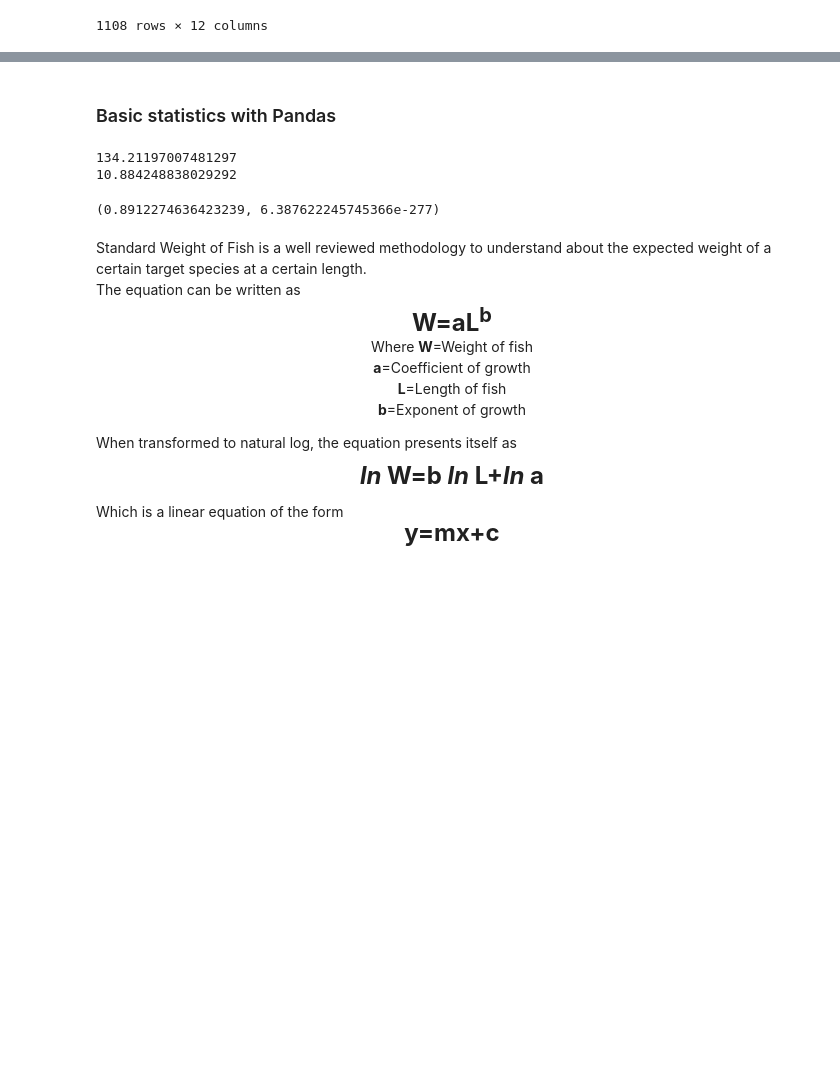
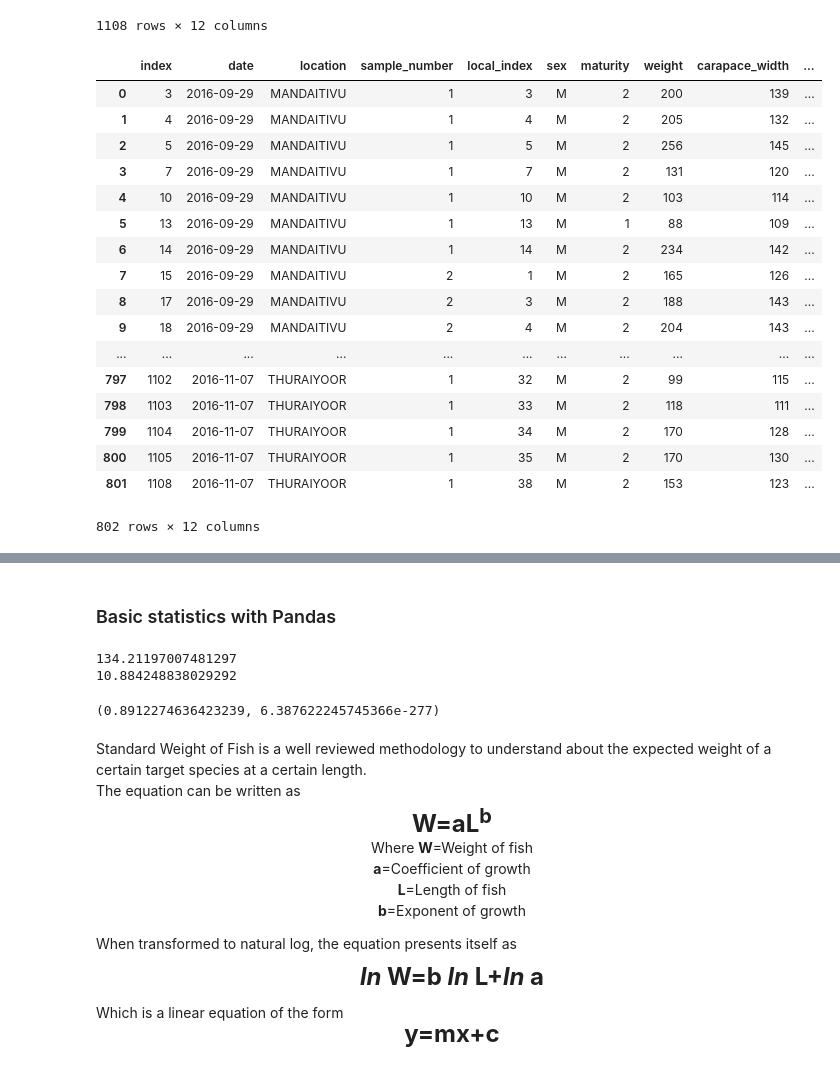
Before and after one commit to wajra/python-workshop, a Jupyter notebook: part_ii_python_basics.ipynb, the cells around one changed output, grey strips where cells are left out. Cells and saved outputs as stored; diff of their text form; code cells hidden in the pictures; blank space fills up the shorter version.

```diff
--- a/part_ii_python_basics.ipynb
+++ b/part_ii_python_basics.ipynb
@@ -199,3 +208,24 @@ male_data=all_data[all_data['sex']=='M'].reset_index(drop=True)
+# %%
+male_data
+# %% [output]
+|  | index | date | location | sample_number | local_index | sex | maturity | weight | carapace_width | ... |
+| 0 | 3 | 2016-09-29 | MANDAITIVU | 1 | 3 | M | 2 | 200 | 139 | ... |
+| 1 | 4 | 2016-09-29 | MANDAITIVU | 1 | 4 | M | 2 | 205 | 132 | ... |
+| 2 | 5 | 2016-09-29 | MANDAITIVU | 1 | 5 | M | 2 | 256 | 145 | ... |
+| 3 | 7 | 2016-09-29 | MANDAITIVU | 1 | 7 | M | 2 | 131 | 120 | ... |
+| 4 | 10 | 2016-09-29 | MANDAITIVU | 1 | 10 | M | 2 | 103 | 114 | ... |
+| 5 | 13 | 2016-09-29 | MANDAITIVU | 1 | 13 | M | 1 | 88 | 109 | ... |
+| 6 | 14 | 2016-09-29 | MANDAITIVU | 1 | 14 | M | 2 | 234 | 142 | ... |
+| 7 | 15 | 2016-09-29 | MANDAITIVU | 2 | 1 | M | 2 | 165 | 126 | ... |
+| 8 | 17 | 2016-09-29 | MANDAITIVU | 2 | 3 | M | 2 | 188 | 143 | ... |
+| 9 | 18 | 2016-09-29 | MANDAITIVU | 2 | 4 | M | 2 | 204 | 143 | ... |
+| ... | ... | ... | ... | ... | ... | ... | ... | ... | ... | ... |
+| 797 | 1102 | 2016-11-07 | THURAIYOOR | 1 | 32 | M | 2 | 99 | 115 | ... |
+| 798 | 1103 | 2016-11-07 | THURAIYOOR | 1 | 33 | M | 2 | 118 | 111 | ... |
+| 799 | 1104 | 2016-11-07 | THURAIYOOR | 1 | 34 | M | 2 | 170 | 128 | ... |
+| 800 | 1105 | 2016-11-07 | THURAIYOOR | 1 | 35 | M | 2 | 170 | 130 | ... |
+| 801 | 1108 | 2016-11-07 | THURAIYOOR | 1 | 38 | M | 2 | 153 | 123 | ... |
+802 rows × 12 columns
 # %%
 plt.figure(figsize=(7,9))
 
```
Also changed, not shown: parts of 13 cells of this notebook.
